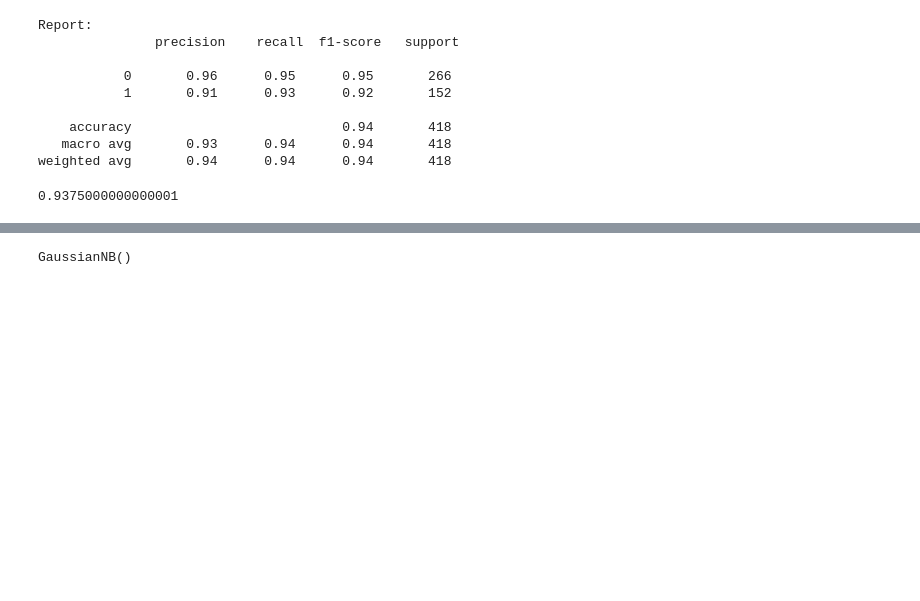
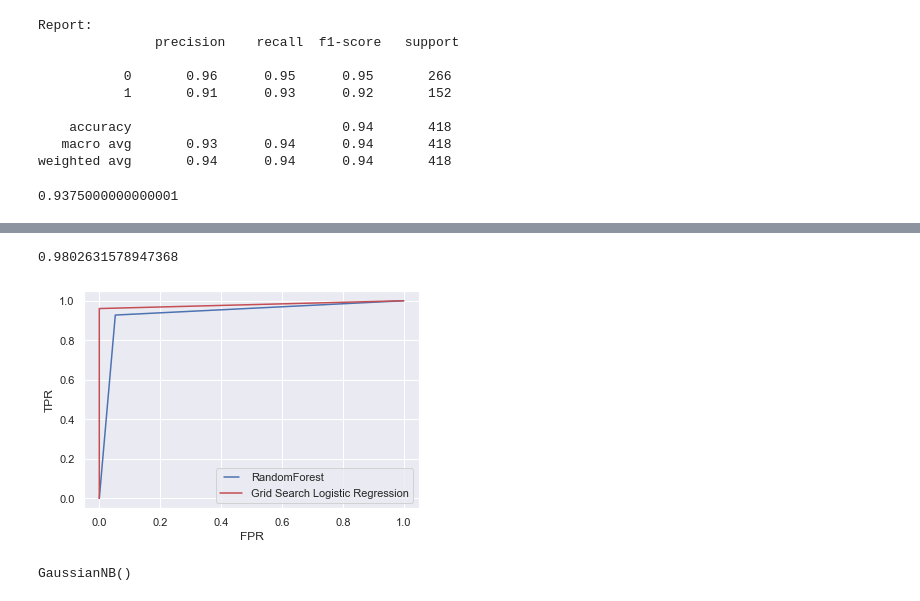
Before and after one commit to PriyaShrinithi/Titanic, a Jupyter notebook: Titanic.ipynb, the cells around one changed output, grey strips where cells are left out. Saved outputs shown, nothing was run; the diff lists cells and outputs as text; code cells hidden in the pictures; blank space fills up the shorter version.

```diff
--- a/Titanic.ipynb
+++ b/Titanic.ipynb
@@ -962,3 +1081,18 @@ logistic_roc_auc
+# %%
+grid_fpr, grid_tpr, grid_threshold = roc_curve(y_test, y_pred)
+grid_roc_auc = auc(grid_fpr, grid_tpr)
+grid_roc_auc
+# %% [output]
+0.9802631578947368
+# %%
+line1 = plt.plot(logistic_fpr, logistic_tpr, 'b', label='RandomForest')
+line2 = plt.plot(grid_fpr, grid_tpr, 'r', label='Grid Search Logistic Regression')
+plt.legend(handler_map= {line1[0]: HandlerLine2D(numpoints=2)})
+plt.xlabel('FPR')
+plt.ylabel('TPR')
+plt.show()
+# %% [output]
+[figure, added]
 # %%
 naive =  GaussianNB()
 # %%
```
Also changed, not shown: parts of 21 cells of this notebook.
